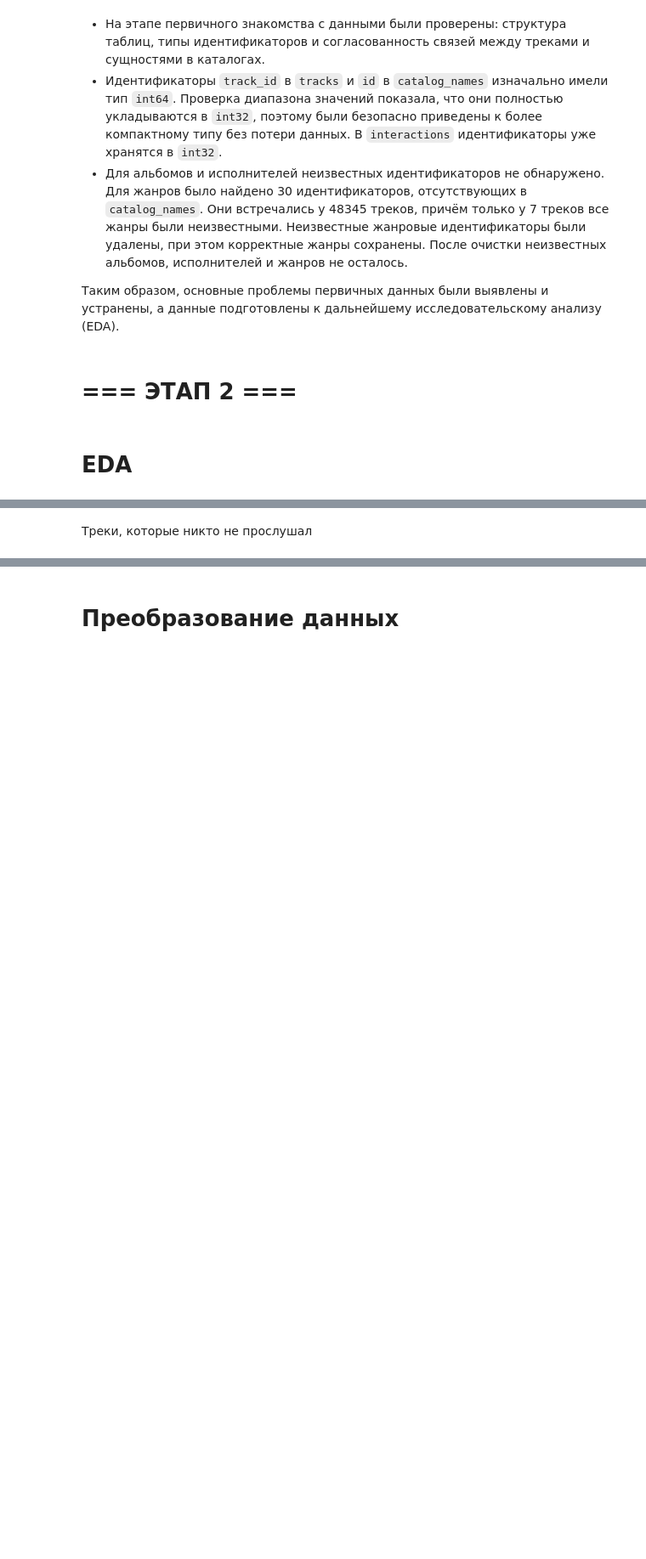
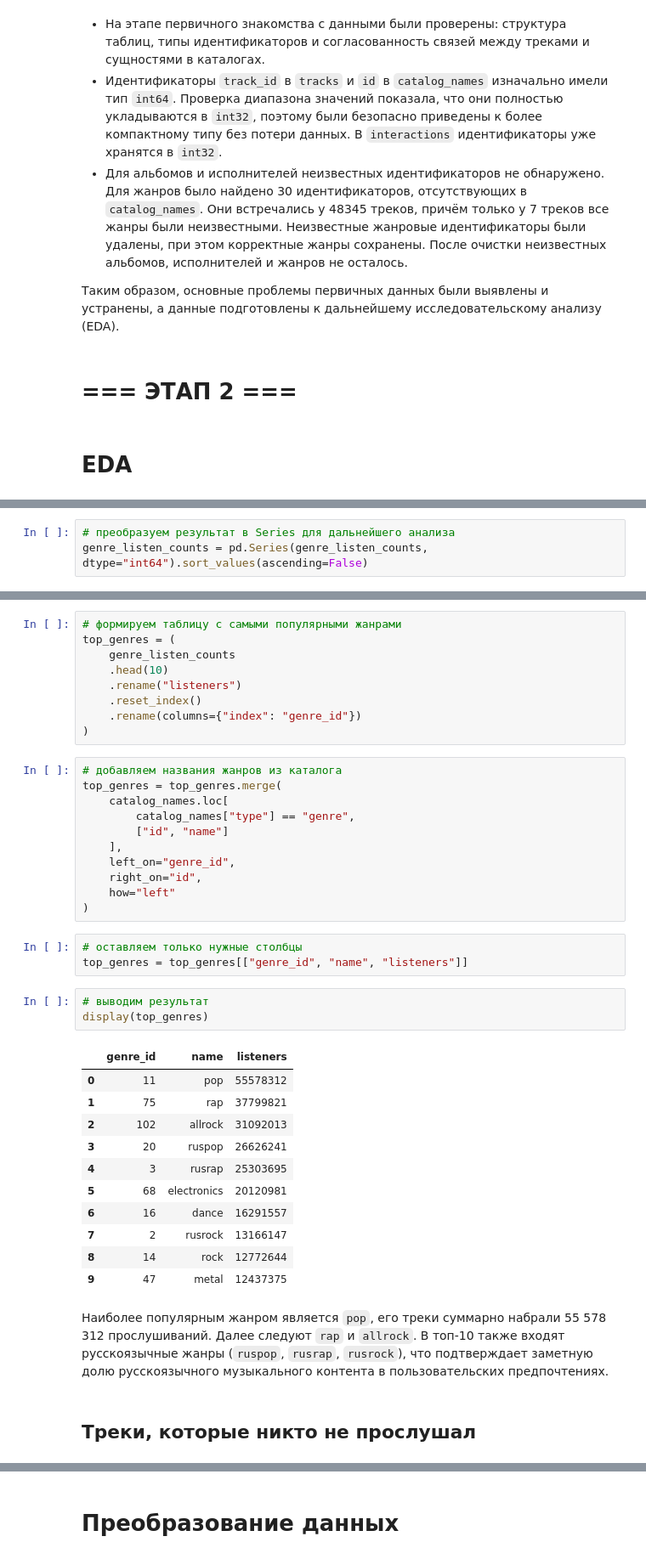
Before and after one commit to LadyProGo/mle-project-sprint-4-v001, a Jupyter notebook: recommendations.ipynb, the cells around one changed output, grey strips where cells are left out. Shown at 85% size. Cells and saved outputs as stored; diff of their text form; blank space fills up the shorter version.

```diff
--- a/recommendations.ipynb
+++ b/recommendations.ipynb
@@ -355,0 +627,3 @@ print("Неизвестных жанров:", len(unknown_genre_ids))
+# %%
+# преобразуем результат в Series для дальнейшего анализа
+genre_listen_counts = pd.Series(genre_listen_counts, dtype="int64").sort_values(ascending=False)
@@ -356,2 +639,42 @@ print("Неизвестных жанров:", len(unknown_genre_ids))
+# %%
+# формируем таблицу с самыми популярными жанрами
+top_genres = (
+    genre_listen_counts
+    .head(10)
+    .rename("listeners")
+    .reset_index()
+    .rename(columns={"index": "genre_id"})
+)
+# %%
+# добавляем названия жанров из каталога
+top_genres = top_genres.merge(
+    catalog_names.loc[
+        catalog_names["type"] == "genre",
+        ["id", "name"]
+    ],
+    left_on="genre_id",
+    right_on="id",
+    how="left"
+)
+# %%
+# оставляем только нужные столбцы
+top_genres = top_genres[["genre_id", "name", "listeners"]]
+# %%
+# выводим результат
+display(top_genres)
+# %% [output]
+|  | genre_id | name | listeners |
+| 0 | 11 | pop | 55578312 |
+| 1 | 75 | rap | 37799821 |
+| 2 | 102 | allrock | 31092013 |
+| 3 | 20 | ruspop | 26626241 |
+| 4 | 3 | rusrap | 25303695 |
+| 5 | 68 | electronics | 20120981 |
+| 6 | 16 | dance | 16291557 |
+| 7 | 2 | rusrock | 13166147 |
+| 8 | 14 | rock | 12772644 |
+| 9 | 47 | metal | 12437375 |
+# %% [markdown]
+Наиболее популярным жанром является `pop`, его треки суммарно набрали 55 578 312 прослушиваний. Далее следуют `rap` и `allrock`. В топ-10 также входят русскоязычные жанры (`ruspop`, `rusrap`, `rusrock`), что подтверждает заметную долю русскоязычного музыкального контента в пользовательских предпочтениях.
 # %% [markdown]
-Треки, которые никто не прослушал
+## Треки, которые никто не прослушал
```
Also changed, not shown: parts of 106 cells of this notebook.
